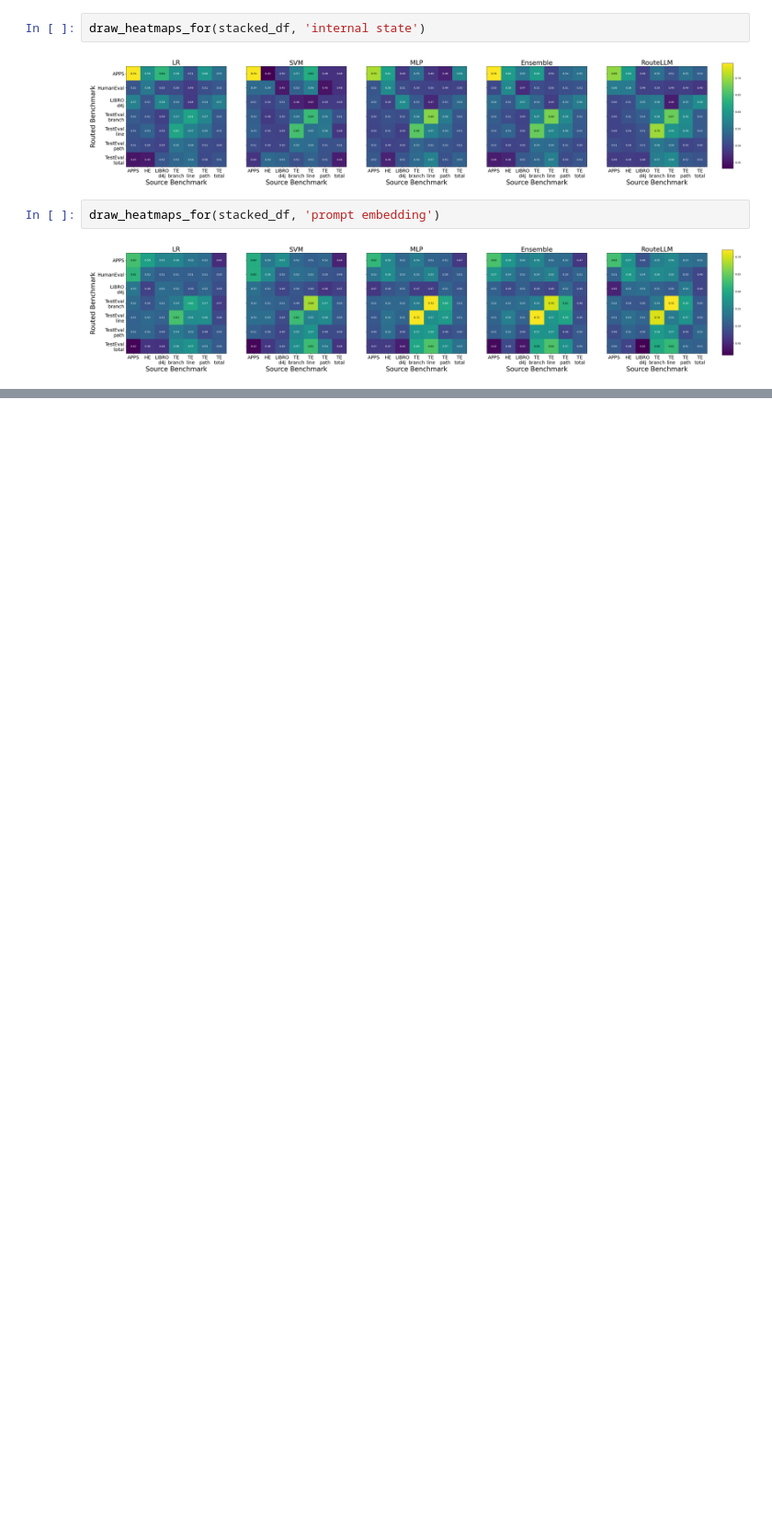
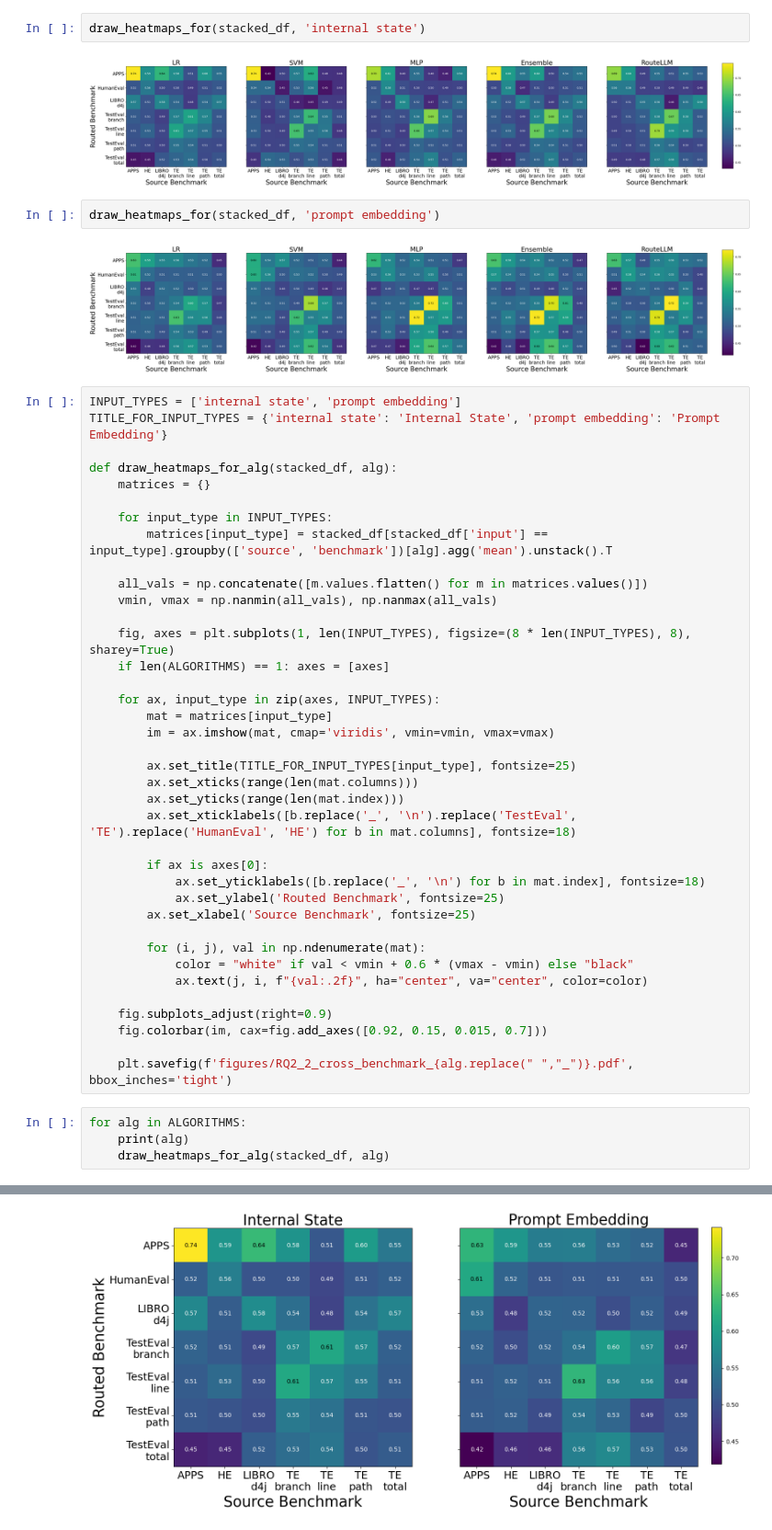
Before and after one commit to coinse/starouter, a Jupyter notebook: notebooks/RQ2_Generalizability.ipynb, the cells around one changed output, grey strips where cells are left out. Shown at 92% size. Saved outputs shown, nothing was run; the diff lists cells and outputs as text; blank space fills up the shorter version.

Commit message:
add per router architecture heatmaps

```diff
--- a/notebooks/RQ2_Generalizability.ipynb
+++ b/notebooks/RQ2_Generalizability.ipynb
@@ -399,3 +399,46 @@ draw_heatmaps_for(stacked_df, 'internal state')
 draw_heatmaps_for(stacked_df, 'prompt embedding')
 # %% [output]
 [figure]
+# %%
+INPUT_TYPES = ['internal state', 'prompt embedding']
+TITLE_FOR_INPUT_TYPES = {'internal state': 'Internal State', 'prompt embedding': 'Prompt Embedding'}
+
+def draw_heatmaps_for_alg(stacked_df, alg):
+    matrices = {}
+
+    for input_type in INPUT_TYPES:
+        matrices[input_type] = stacked_df[stacked_df['input'] == input_type].groupby(['source', 'benchmark'])[alg].agg('mean').unstack().T
+
+    all_vals = np.concatenate([m.values.flatten() for m in matrices.values()])
+    vmin, vmax = np.nanmin(all_vals), np.nanmax(all_vals)
+
+    fig, axes = plt.subplots(1, len(INPUT_TYPES), figsize=(8 * len(INPUT_TYPES), 8), sharey=True)
+    if len(ALGORITHMS) == 1: axes = [axes]
+
+    for ax, input_type in zip(axes, INPUT_TYPES):
+        mat = matrices[input_type]
+        im = ax.imshow(mat, cmap='viridis', vmin=vmin, vmax=vmax)
+
+        ax.set_title(TITLE_FOR_INPUT_TYPES[input_type], fontsize=25)
+        ax.set_xticks(range(len(mat.columns)))
+        ax.set_yticks(range(len(mat.index)))
+        ax.set_xticklabels([b.replace('_', '\n').replace('TestEval', 'TE').replace('HumanEval', 'HE') for b in mat.columns], fontsize=18)
+
+        if ax is axes[0]:
+            ax.set_yticklabels([b.replace('_', '\n') for b in mat.index], fontsize=18)
+            ax.set_ylabel('Routed Benchmark', fontsize=25)
+        ax.set_xlabel('Source Benchmark', fontsize=25)
+
+        for (i, j), val in np.ndenumerate(mat):
+            color = "white" if val < vmin + 0.6 * (vmax - vmin) else "black"
+            ax.text(j, i, f"{val:.2f}", ha="center", va="center", color=color)
+
+    fig.subplots_adjust(right=0.9)
+    fig.colorbar(im, cax=fig.add_axes([0.92, 0.15, 0.015, 0.7]))
+
+    plt.savefig(f'figures/RQ2_2_cross_benchmark_{alg.replace(" ","_")}.pdf', bbox_inches='tight')
+# %%
+for alg in ALGORITHMS:
+    print(alg)
+    draw_heatmaps_for_alg(stacked_df, alg)
+# %% [output]
@@ -401,0 +450 @@ draw_heatmaps_for(stacked_df, 'prompt embedding')
+[figure, added]
```
Also changed, not shown: parts of 1 cell of this notebook, 5 other files.
